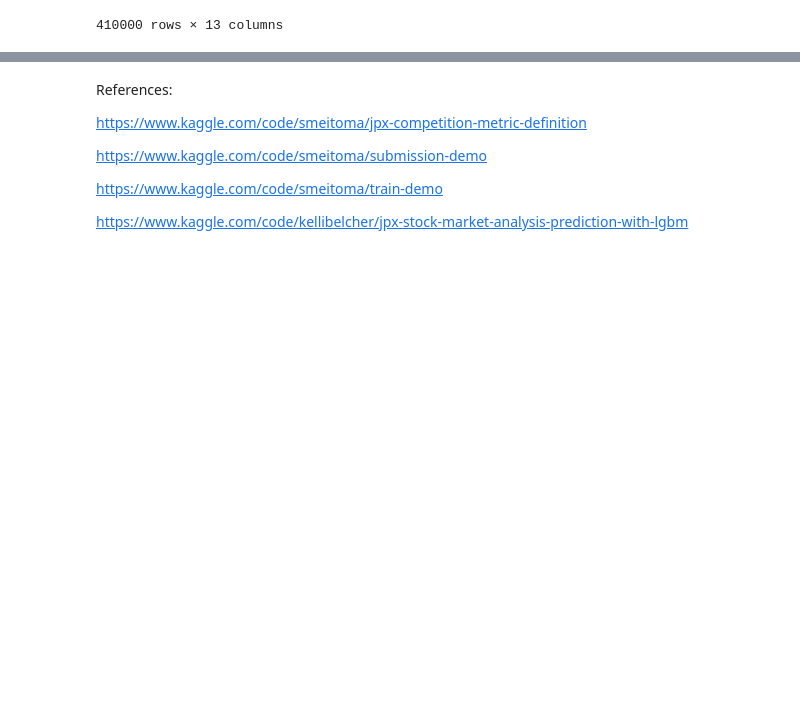
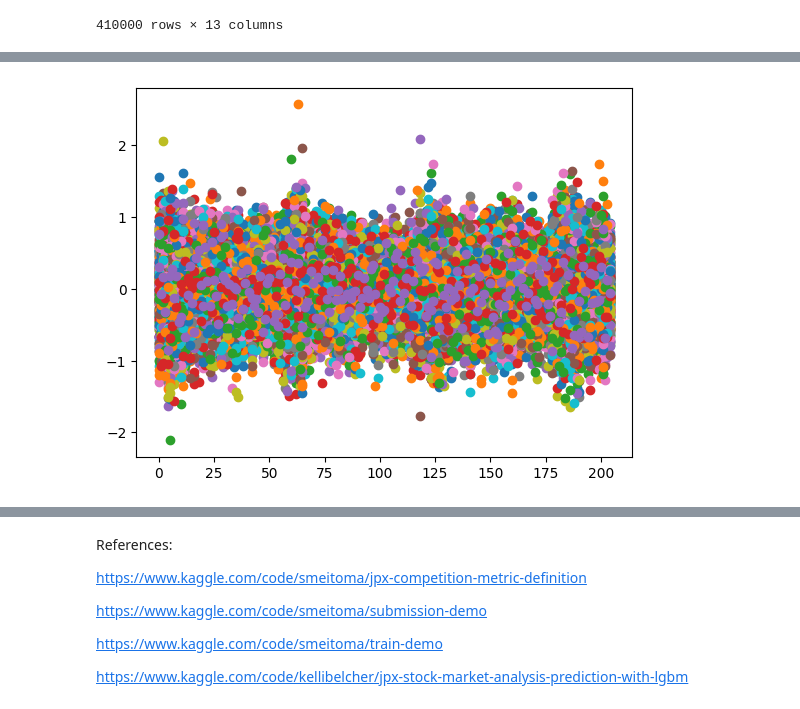
Before and after one commit to alessandro-rubin/JPX-exchange-challange, a Jupyter notebook: jpx-xploration.ipynb, the cells around one changed output, grey strips where cells are left out. Drawn from its saved outputs; the diff is of its cells as text; code cells hidden in the pictures; blank space fills up the shorter version.

```diff
--- a/jpx-xploration.ipynb
+++ b/jpx-xploration.ipynb
@@ -312,0 +343,6 @@ plt.show()
+# %%
+def generate_n_portfolios(SecuritiesCode,n):
+    portfolios=[]
+    for i in range(n):
+        portfolios.append(generate_random_ranking_dict(SecuritiesCode))
+    return portfolios
@@ -312,0 +376,5 @@ plt.show()
+# %%
+for i in range(len(arr[0])):
+    plt.scatter(range(len(arr[0])),arr[i])
+# %% [output]
+[figure, added]
```
Also changed, not shown: parts of 8 cells of this notebook.
